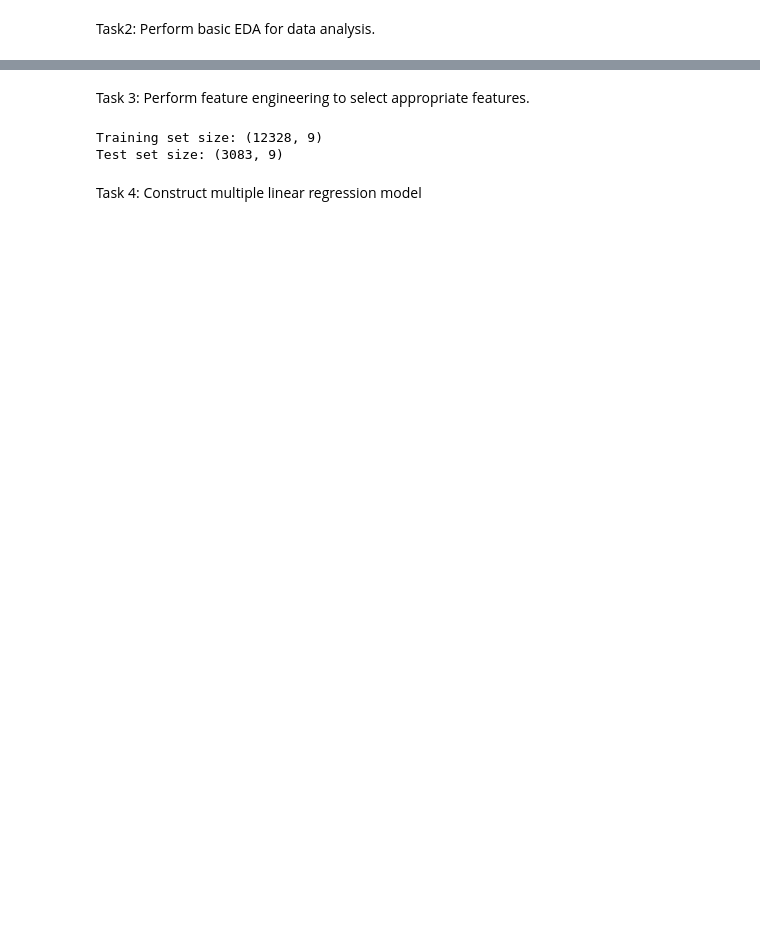
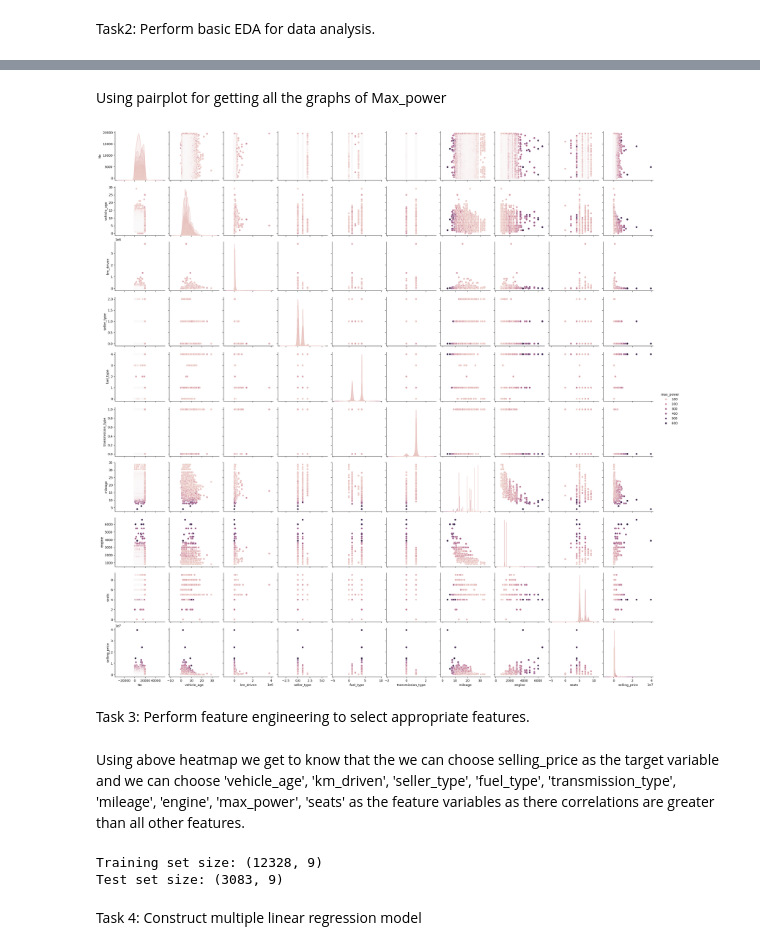
Before and after one commit to Chetana10r/ML_Practicals, a Jupyter notebook: Linear Regression/Assign2_2_MLR.ipynb, the cells around one changed output, grey strips where cells are left out. Drawn from its saved outputs; the diff is of its cells as text; code cells hidden in the pictures; blank space fills up the shorter version.

```diff
--- a/Linear Regression/Assign2_2_MLR.ipynb
+++ b/Linear Regression/Assign2_2_MLR.ipynb
@@ -78,3 +114,12 @@ plt.show()
+# %% [markdown]
+Using pairplot for getting all the graphs of Max_power
+# %%
+sns.pairplot(data, hue='max_power', diag_kind='kde')
+plt.show()
+# %% [output]
+[figure, added]
 # %% [markdown]
 Task 3: Perform feature engineering to select appropriate features.
+# %% [markdown]
+Using above heatmap we get to know that the we can choose selling_price as the target variable and we can choose 'vehicle_age', 'km_driven', 'seller_type', 'fuel_type', 'transmission_type', 'mileage', 'engine', 'max_power', 'seats' as the feature variables as there correlations are greater than all other features.
 # %%
```
Also changed, not shown: parts of 20 cells of this notebook, 6 other files.
